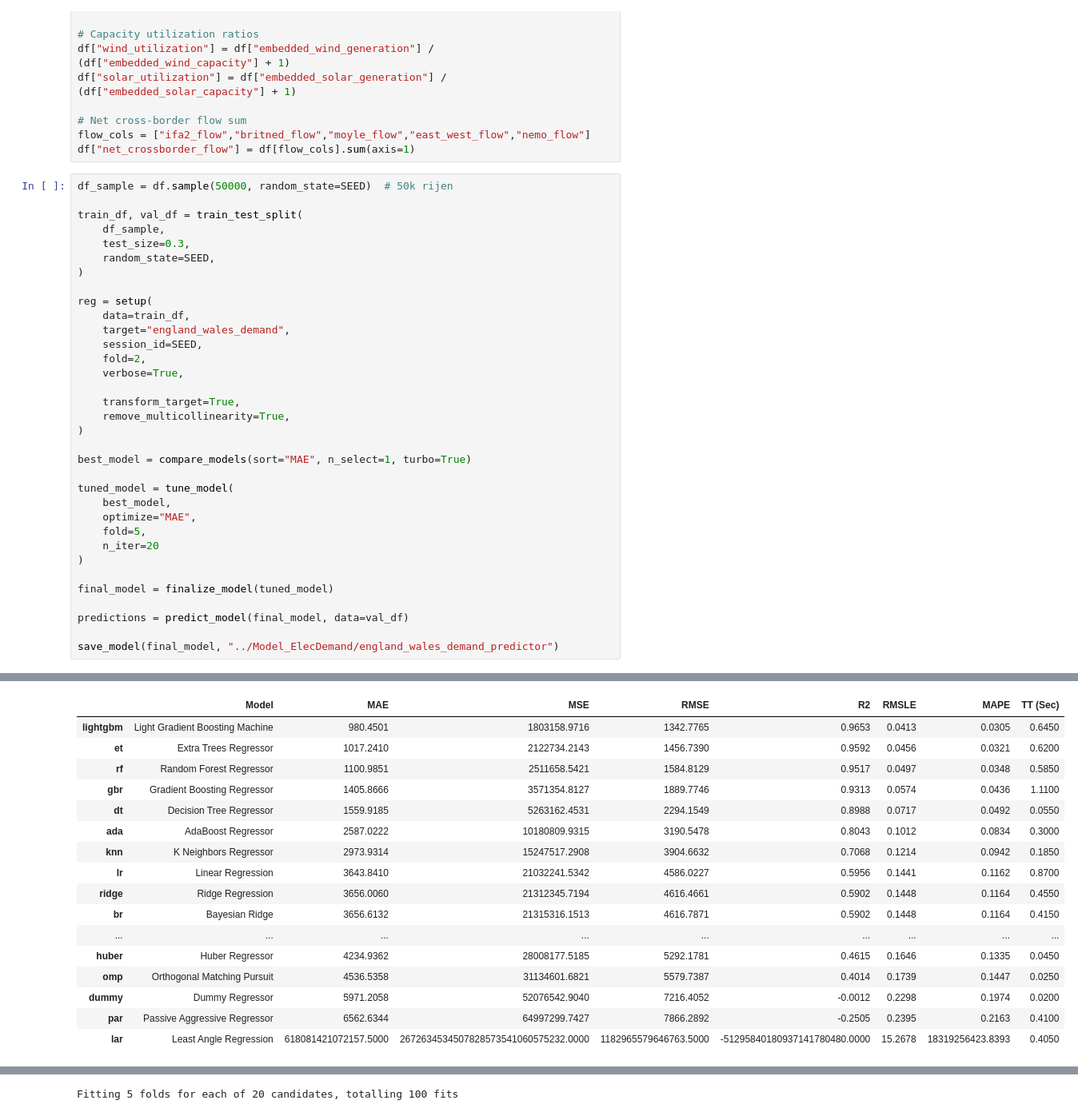
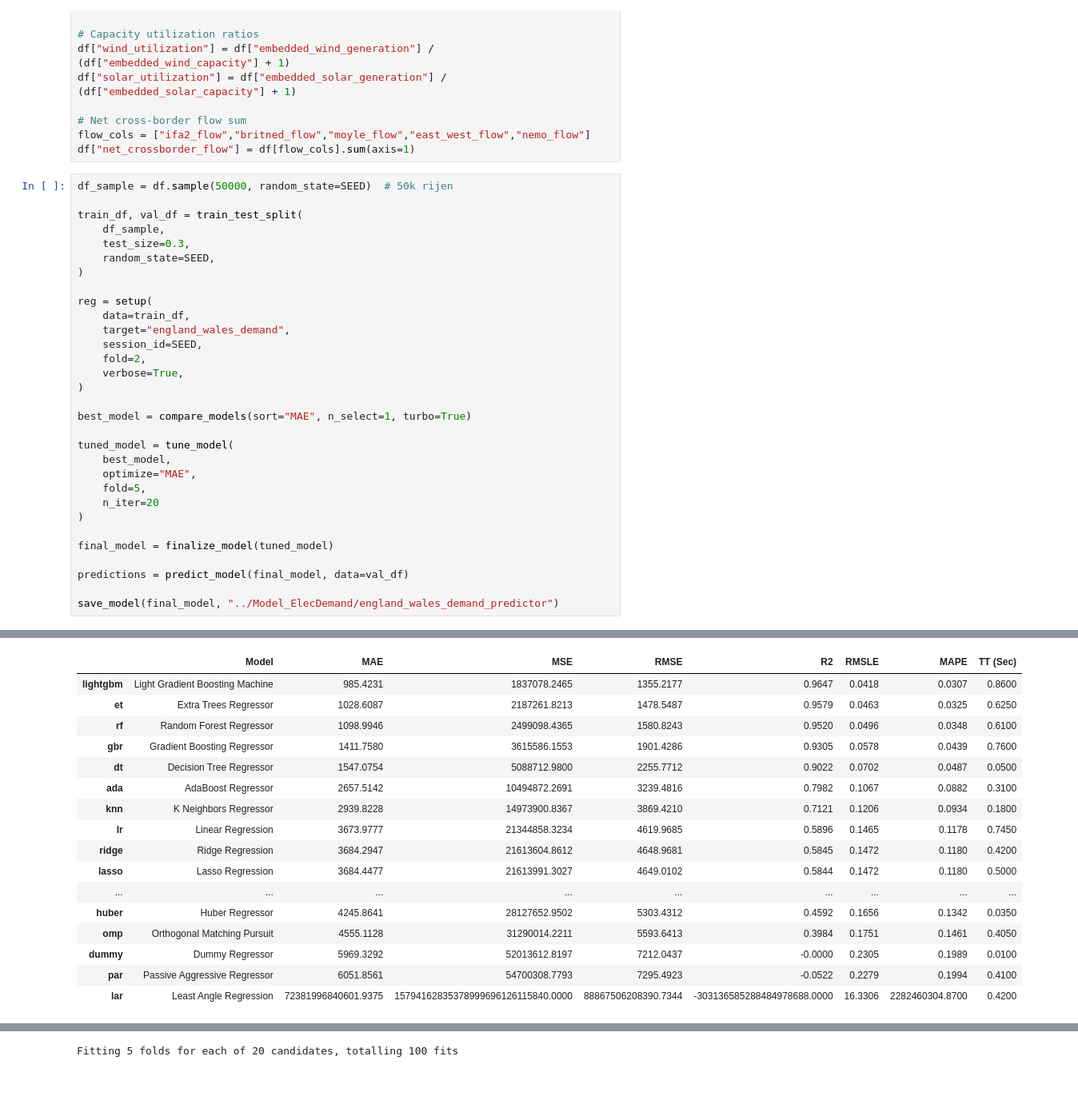
Before and after one commit to Team-3-Machine-Learning/bralma_ML_Project, a Jupyter notebook: Notebooks_Demand/7_Training_Demand.ipynb, the cells around one changed output, grey strips where cells are left out. Shown at 80% size. Drawn from its saved outputs; the diff is of its cells as text; blank space fills up the shorter version.

```diff
--- a/Notebooks_Demand/7_Training_Demand.ipynb
+++ b/Notebooks_Demand/7_Training_Demand.ipynb
@@ -55,9 +55,6 @@ reg = setup(
     session_id=SEED,
     fold=2,
     verbose=True,
-
-    transform_target=True,
-    remove_multicollinearity=True,
 )
 
 best_model = compare_models(sort="MAE", n_select=1, turbo=True)
@@ -95,21 +92,21 @@ save_model(final_model, "../Model_ElecDemand/england_wales_demand_predictor")
 [interactive output not drawn]
 |  | Model | MAE | MSE | RMSE | R2 | RMSLE | MAPE | TT (Sec) |
-| lightgbm | Light Gradient Boosting Machine | 980.4501 | 1803158.9716 | 1342.7765 | 0.9653 | 0.0413 | 0.0305 | 0.6450 |
-| et | Extra Trees Regressor | 1017.2410 | 2122734.2143 | 1456.7390 | 0.9592 | 0.0456 | 0.0321 | 0.6200 |
-| rf | Random Forest Regressor | 1100.9851 | 2511658.5421 | 1584.8129 | 0.9517 | 0.0497 | 0.0348 | 0.5850 |
-| gbr | Gradient Boosting Regressor | 1405.8666 | 3571354.8127 | 1889.7746 | 0.9313 | 0.0574 | 0.0436 | 1.1100 |
-| dt | Decision Tree Regressor | 1559.9185 | 5263162.4531 | 2294.1549 | 0.8988 | 0.0717 | 0.0492 | 0.0550 |
-| ada | AdaBoost Regressor | 2587.0222 | 10180809.9315 | 3190.5478 | 0.8043 | 0.1012 | 0.0834 | 0.3000 |
-| knn | K Neighbors Regressor | 2973.9314 | 15247517.2908 | 3904.6632 | 0.7068 | 0.1214 | 0.0942 | 0.1850 |
-| lr | Linear Regression | 3643.8410 | 21032241.5342 | 4586.0227 | 0.5956 | 0.1441 | 0.1162 | 0.8700 |
-| ridge | Ridge Regression | 3656.0060 | 21312345.7194 | 4616.4661 | 0.5902 | 0.1448 | 0.1164 | 0.4550 |
-| br | Bayesian Ridge | 3656.6132 | 21315316.1513 | 4616.7871 | 0.5902 | 0.1448 | 0.1164 | 0.4150 |
+| lightgbm | Light Gradient Boosting Machine | 985.4231 | 1837078.2465 | 1355.2177 | 0.9647 | 0.0418 | 0.0307 | 0.8600 |
+| et | Extra Trees Regressor | 1028.6087 | 2187261.8213 | 1478.5487 | 0.9579 | 0.0463 | 0.0325 | 0.6250 |
+| rf | Random Forest Regressor | 1098.9946 | 2499098.4365 | 1580.8243 | 0.9520 | 0.0496 | 0.0348 | 0.6100 |
+| gbr | Gradient Boosting Regressor | 1411.7580 | 3615586.1553 | 1901.4286 | 0.9305 | 0.0578 | 0.0439 | 0.7600 |
+| dt | Decision Tree Regressor | 1547.0754 | 5088712.9800 | 2255.7712 | 0.9022 | 0.0702 | 0.0487 | 0.0500 |
+| ada | AdaBoost Regressor | 2657.5142 | 10494872.2691 | 3239.4816 | 0.7982 | 0.1067 | 0.0882 | 0.3100 |
+| knn | K Neighbors Regressor | 2939.8228 | 14973900.8367 | 3869.4210 | 0.7121 | 0.1206 | 0.0934 | 0.1800 |
+| lr | Linear Regression | 3673.9777 | 21344858.3234 | 4619.9685 | 0.5896 | 0.1465 | 0.1178 | 0.7450 |
+| ridge | Ridge Regression | 3684.2947 | 21613604.8612 | 4648.9681 | 0.5845 | 0.1472 | 0.1180 | 0.4200 |
+| lasso | Lasso Regression | 3684.4477 | 21613991.3027 | 4649.0102 | 0.5844 | 0.1472 | 0.1180 | 0.5000 |
 | ... | ... | ... | ... | ... | ... | ... | ... | ... |
-| huber | Huber Regressor | 4234.9362 | 28008177.5185 | 5292.1781 | 0.4615 | 0.1646 | 0.1335 | 0.0450 |
-| omp | Orthogonal Matching Pursuit | 4536.5358 | 31134601.6821 | 5579.7387 | 0.4014 | 0.1739 | 0.1447 | 0.0250 |
-| dummy | Dummy Regressor | 5971.2058 | 52076542.9040 | 7216.4052 | -0.0012 | 0.2298 | 0.1974 | 0.0200 |
-| par | Passive Aggressive Regressor | 6562.6344 | 64997299.7427 | 7866.2892 | -0.2505 | 0.2395 | 0.2163 | 0.4100 |
-| lar | Least Angle Regression | 618081421072157.5000 | 2672634534507828573541060575232.0000 | 1182965579646763.5000 | -51295840180937141780480.0000 | 15.2678 | 18319256423.8393 | 0.4050 |
+| huber | Huber Regressor | 4245.8641 | 28127652.9502 | 5303.4312 | 0.4592 | 0.1656 | 0.1342 | 0.0350 |
+| omp | Orthogonal Matching Pursuit | 4555.1128 | 31290014.2211 | 5593.6413 | 0.3984 | 0.1751 | 0.1461 | 0.4050 |
+| dummy | Dummy Regressor | 5969.3292 | 52013612.8197 | 7212.0437 | -0.0000 | 0.2305 | 0.1989 | 0.0100 |
+| par | Passive Aggressive Regressor | 6051.8561 | 54700308.7793 | 7295.4923 | -0.0522 | 0.2279 | 0.1994 | 0.4100 |
+| lar | Least Angle Regression | 72381996840601.9375 | 15794162835378999696126115840.0000 | 88867506208390.7344 | -303136585288484978688.0000 | 16.3306 | 2282460304.8700 | 0.4200 |
 [interactive output not drawn]
 [interactive output not drawn]
 |  | MAE | MSE | RMSE | R2 | RMSLE | MAPE |
```
Also changed, not shown: parts of 2 cells of this notebook, 2 other files.
